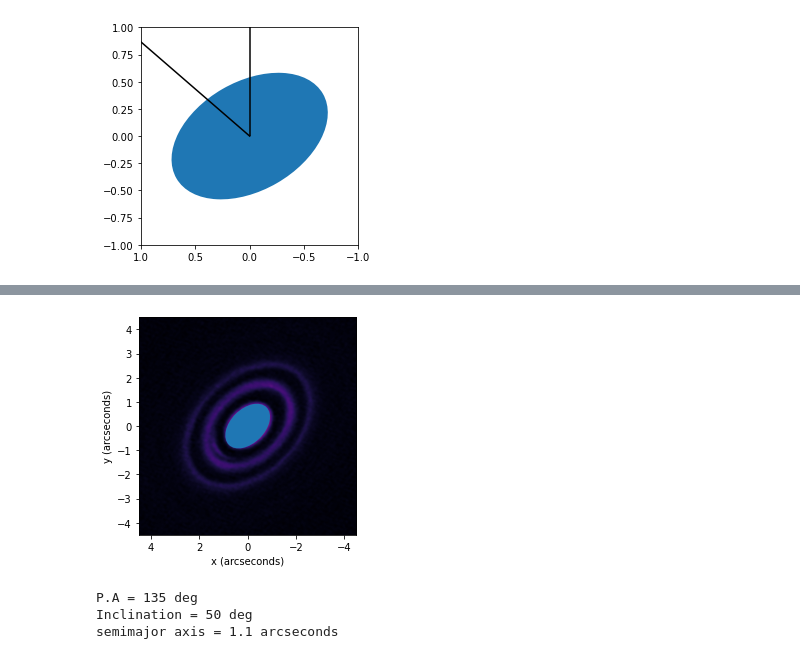
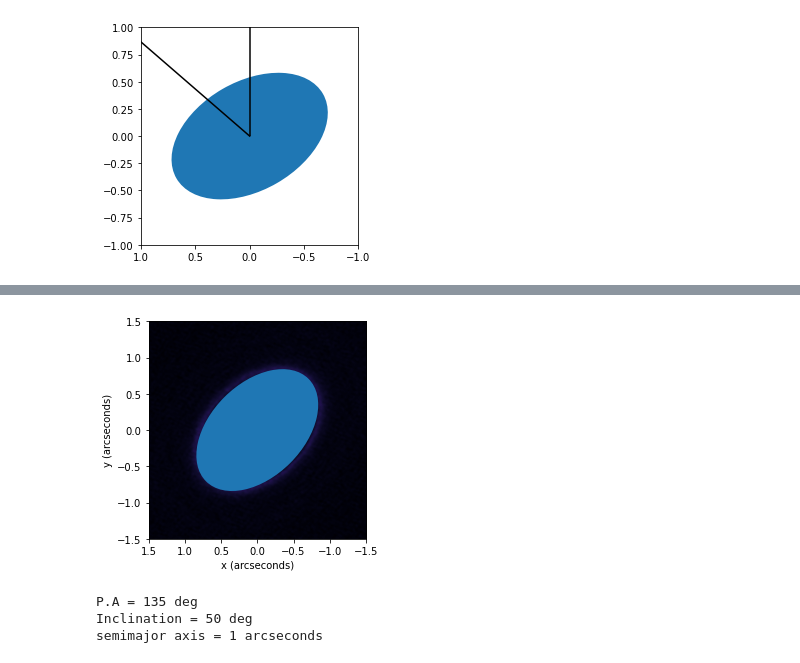
Before and after one commit to feilongm/Notebooks, a Jupyter notebook: notebooks/March_19.ipynb, the cells around one changed output, grey strips where cells are left out. Cells and saved outputs as stored; diff of their text form; code cells hidden in the pictures.

```diff
--- a/notebooks/March_19.ipynb
+++ b/notebooks/March_19.ipynb
@@ -56,17 +56,17 @@ plt.show()
 # %%
 ax=plt.subplot(111,aspect='equal')
-ax.imshow(data[1000:-1000,1000:-1000], 'magma', origin='lower', extent = [-0.5*cdelt1*naxis1, 0.5*cdelt1*naxis1,-0.5*cdelt2*naxis2, 0.5*cdelt2*naxis2 ])
-disk = Ellipse((0,0),2.2,2.2 * np.cos(np.deg2rad(50.)),angle=90-135)
+ax.imshow(data[1000:-1000,1000:-1000], 'magma', origin='lower', extent = [-0.5*1/3*cdelt1*naxis1, 0.5*1/3*cdelt1*naxis1,-0.5*1/3*cdelt2*naxis2, 0.5*1/3*cdelt2*naxis2 ])
+disk = Ellipse((0,0),2,2 * np.cos(np.deg2rad(50.)),angle=90-135)
 ax.add_patch(disk)
 ax.set_xlabel('x (arcseconds)')
 ax.set_ylabel('y (arcseconds)')
 plt.show()
 
 print('P.A = 135 deg')
 print('Inclination = 50 deg')
-print('semimajor axis = 1.1 arcseconds')
+print('semimajor axis = 1 arcseconds')
 # %% [output]
-[figure, old version]
+[figure, new version]
 P.A = 135 deg
 Inclination = 50 deg
-semimajor axis = 1.1 arcseconds
+semimajor axis = 1 arcseconds
```
Also changed, not shown: parts of 1 cell of this notebook.
